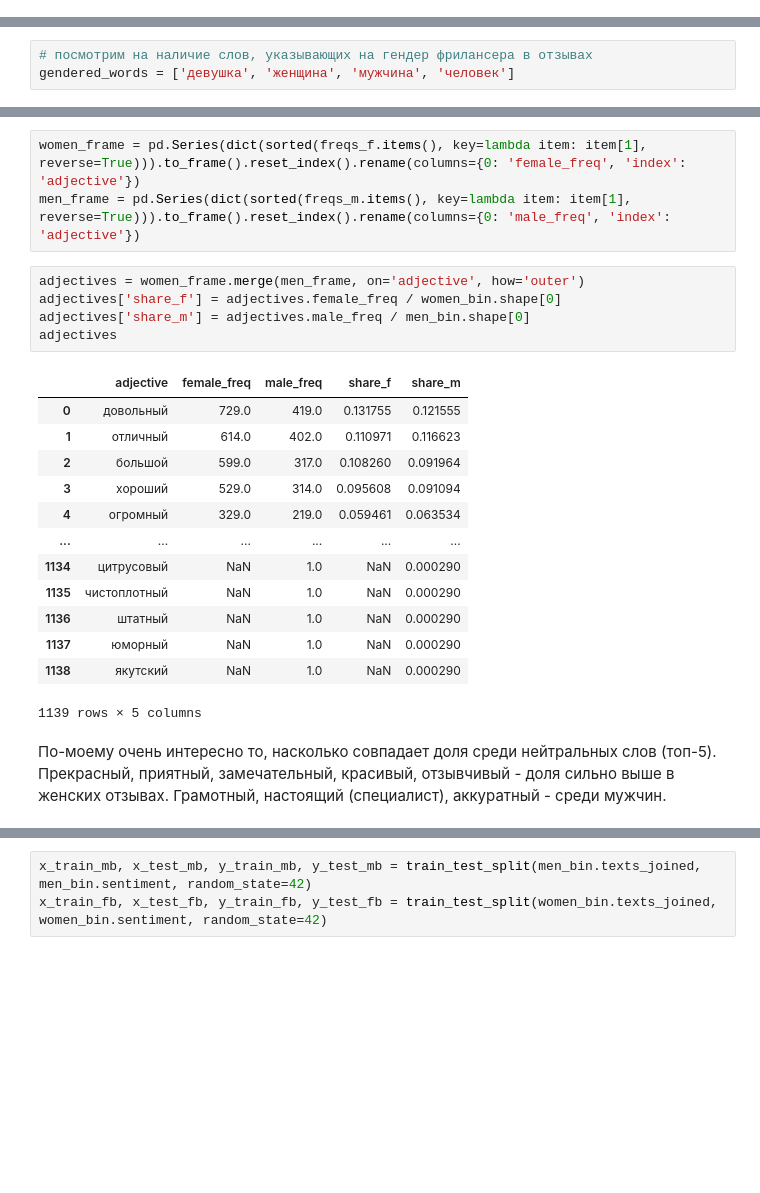
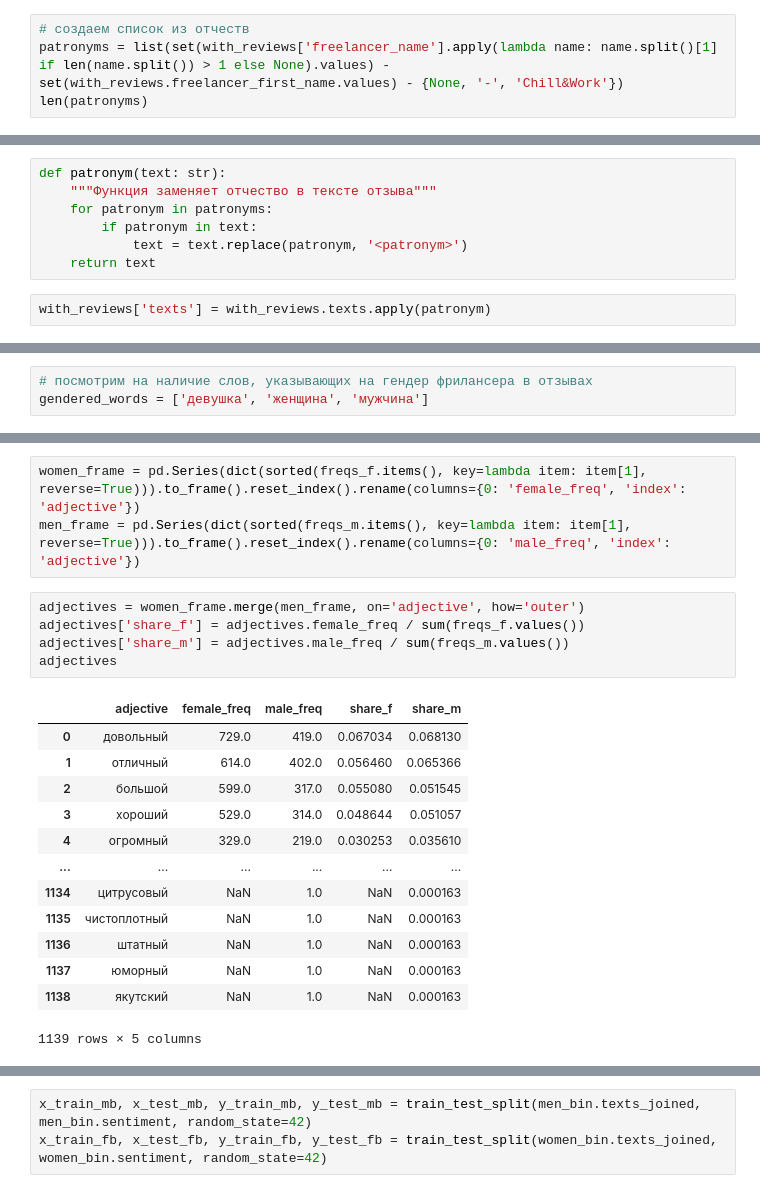
Before and after one commit to nezubkova/nlp-gender, a Jupyter notebook: analysis.ipynb, the cells around one changed output, grey strips where cells are left out. Saved outputs shown, nothing was run; the diff lists cells and outputs as text; blank space fills up the shorter version.

```diff
--- a/analysis.ipynb
+++ b/analysis.ipynb
@@ -197,0 +169,4 @@ Name: freelancer_gender, dtype: int64
+# %%
+# создаем список из отчеств
+patronyms = list(set(with_reviews['freelancer_name'].apply(lambda name: name.split()[1] if len(name.split()) > 1 else None).values) - set(with_reviews.freelancer_first_name.values) - {None, '-', 'Chill&Work'})
+len(patronyms)
@@ -197,0 +175,9 @@ Name: freelancer_gender, dtype: int64
+# %%
+def patronym(text: str):
+    """Функция заменяет отчество в тексте отзыва"""
+    for patronym in patronyms:
+        if patronym in text:
+            text = text.replace(patronym, '<patronym>')
+    return text
+# %%
+with_reviews['texts'] = with_reviews.texts.apply(patronym)
@@ -224,6 +229,6 @@ chi2_contingency(ct3)
 # %%
 # посмотрим на наличие слов, указывающих на гендер фрилансера в отзывах
-gendered_words = ['девушка', 'женщина', 'мужчина', 'человек']
+gendered_words = ['девушка', 'женщина', 'мужчина']
 # %%
 with_reviews['gender_in_text'] = with_reviews.texts_preprocessed.apply(lambda tokens: len(set(tokens) & set(gendered_words)) != 0)
 # %%
@@ -397,22 +327,20 @@ women_frame = pd.Series(dict(sorted(freqs_f.items(), key=lambda item: item[1], r
 men_frame = pd.Series(dict(sorted(freqs_m.items(), key=lambda item: item[1], reverse=True))).to_frame().reset_index().rename(columns={0: 'male_freq', 'index': 'adjective'})
 # %%
 adjectives = women_frame.merge(men_frame, on='adjective', how='outer')
-adjectives['share_f'] = adjectives.female_freq / women_bin.shape[0]
-adjectives['share_m'] = adjectives.male_freq / men_bin.shape[0]
+adjectives['share_f'] = adjectives.female_freq / sum(freqs_f.values())
+adjectives['share_m'] = adjectives.male_freq / sum(freqs_m.values())
 adjectives
 # %% [output]
 |  | adjective | female_freq | male_freq | share_f | share_m |
-| 0 | довольный | 729.0 | 419.0 | 0.131755 | 0.121555 |
-| 1 | отличный | 614.0 | 402.0 | 0.110971 | 0.116623 |
-| 2 | большой | 599.0 | 317.0 | 0.108260 | 0.091964 |
-| 3 | хороший | 529.0 | 314.0 | 0.095608 | 0.091094 |
-| 4 | огромный | 329.0 | 219.0 | 0.059461 | 0.063534 |
+| 0 | довольный | 729.0 | 419.0 | 0.067034 | 0.068130 |
+| 1 | отличный | 614.0 | 402.0 | 0.056460 | 0.065366 |
+| 2 | большой | 599.0 | 317.0 | 0.055080 | 0.051545 |
+| 3 | хороший | 529.0 | 314.0 | 0.048644 | 0.051057 |
+| 4 | огромный | 329.0 | 219.0 | 0.030253 | 0.035610 |
 | ... | ... | ... | ... | ... | ... |
-| 1134 | цитрусовый | NaN | 1.0 | NaN | 0.000290 |
-| 1135 | чистоплотный | NaN | 1.0 | NaN | 0.000290 |
-| 1136 | штатный | NaN | 1.0 | NaN | 0.000290 |
-| 1137 | юморный | NaN | 1.0 | NaN | 0.000290 |
-| 1138 | якутский | NaN | 1.0 | NaN | 0.000290 |
+| 1134 | цитрусовый | NaN | 1.0 | NaN | 0.000163 |
+| 1135 | чистоплотный | NaN | 1.0 | NaN | 0.000163 |
+| 1136 | штатный | NaN | 1.0 | NaN | 0.000163 |
+| 1137 | юморный | NaN | 1.0 | NaN | 0.000163 |
+| 1138 | якутский | NaN | 1.0 | NaN | 0.000163 |
 1139 rows × 5 columns
-# %% [markdown]
-По-моему очень интересно то, насколько совпадает доля среди нейтральных слов (топ-5). Прекрасный, приятный, замечательный, красивый, отзывчивый - доля сильно выше в женских отзывах. Грамотный, настоящий (специалист), аккуратный - среди мужчин.
```
Also changed, not shown: parts of 66 cells of this notebook, 1 other file.
